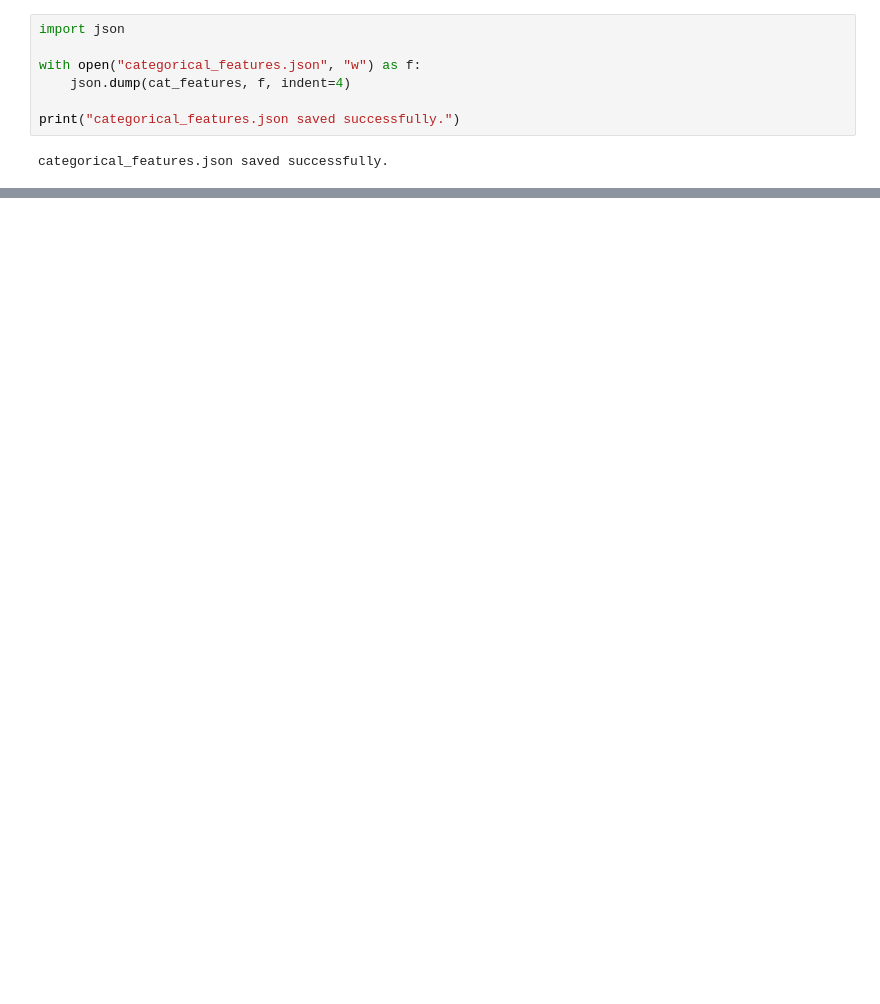
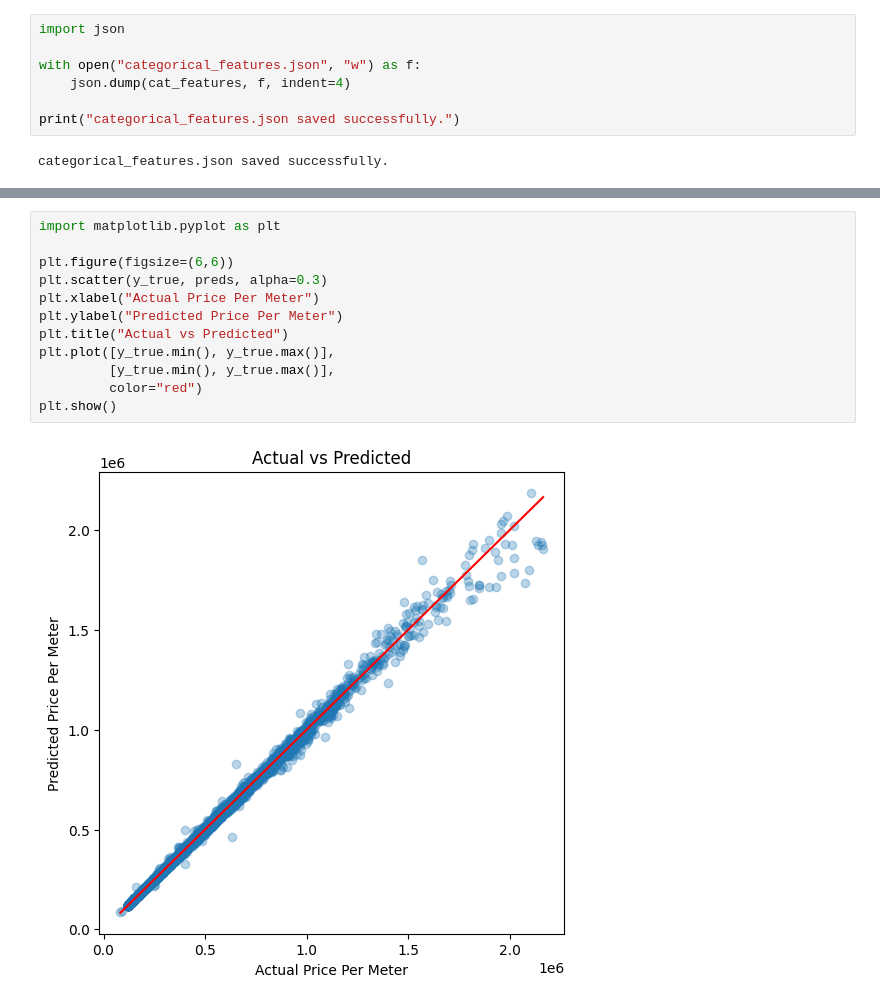
Before and after one commit to Dheerajvarma1/Predicting-Apartment-Prices-from-Layout-Characteristics, a Jupyter notebook: notebook/app.ipynb, the cells around one changed output, grey strips where cells are left out. Drawn from its saved outputs; the diff is of its cells as text; blank space fills up the shorter version.

```diff
--- a/notebook/app.ipynb
+++ b/notebook/app.ipynb
@@ -453,0 +692,14 @@ categorical_features.json saved successfully.
+# %%
+import matplotlib.pyplot as plt
+
+plt.figure(figsize=(6,6))
+plt.scatter(y_true, preds, alpha=0.3)
+plt.xlabel("Actual Price Per Meter")
+plt.ylabel("Predicted Price Per Meter")
+plt.title("Actual vs Predicted")
+plt.plot([y_true.min(), y_true.max()],
+         [y_true.min(), y_true.max()],
+         color="red")
+plt.show()
+# %% [output]
+[figure, added]
```
Also changed, not shown: parts of 64 cells of this notebook, 10 other files.
